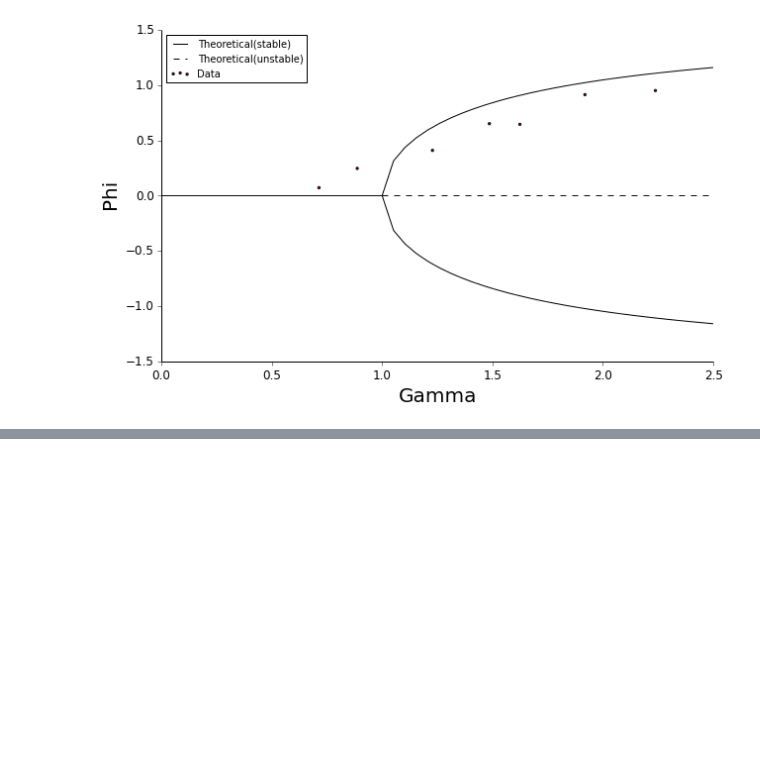
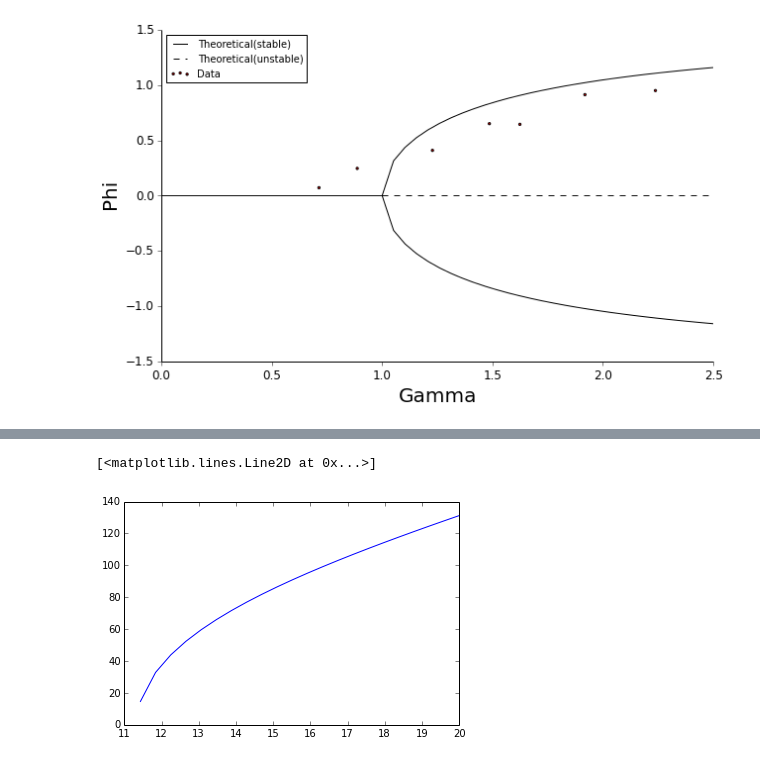
Before and after one commit to jparke08/PHYS202-S14, a Jupyter notebook: Graphics/NonlinearHW.ipynb, the cells around one changed output, grey strips where cells are left out. Saved outputs shown, nothing was run; the diff lists cells and outputs as text; code cells hidden in the pictures; blank space fills up the shorter version.

```diff
--- a/Graphics/NonlinearHW.ipynb
+++ b/Graphics/NonlinearHW.ipynb
@@ -81,0 +117,8 @@ plt.legend(loc ='upper left',fontsize = 10)
+# %%
+x = np.linspace(0.,20.,50)
+y = np.sqrt(48*(w**2)-(790916/(w**2)))
+
+plt.plot(x,y)
+# %% [output]
+[<matplotlib.lines.Line2D at 0x...>]
+[figure, added]
```
Also changed, not shown: parts of 3 cells of this notebook, 4 other files.
